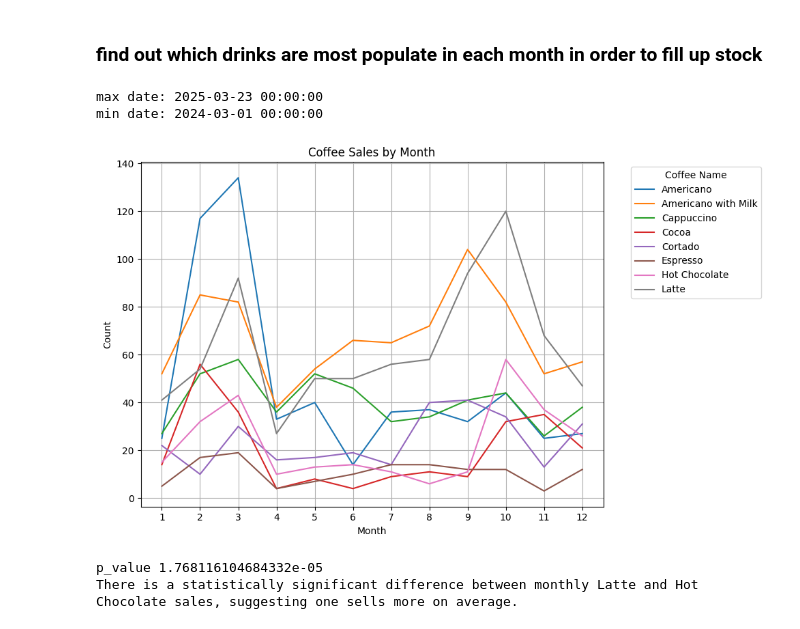
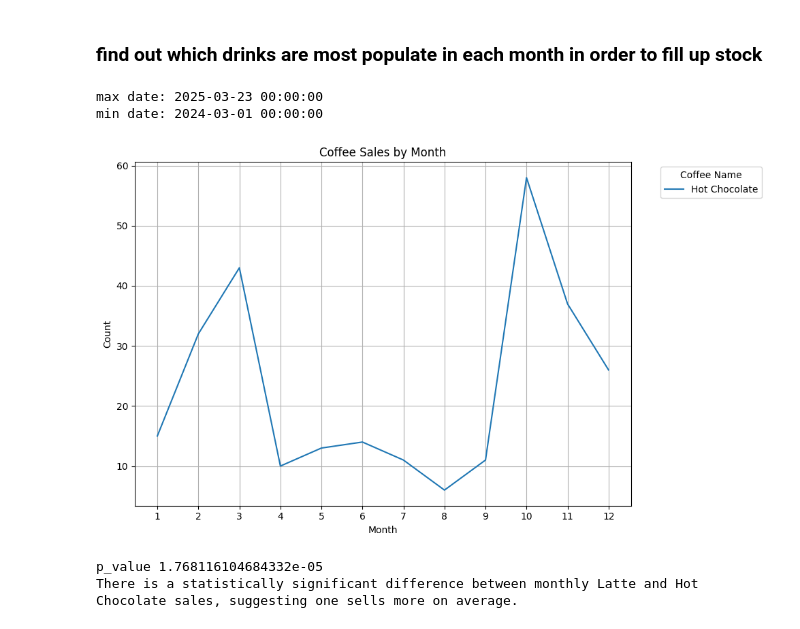
Before and after one commit to SchneFre/data-wrangling-project, a Jupyter notebook: data-wrangling-project.ipynb, the cells around one changed output. Saved outputs shown, nothing was run; the diff lists cells and outputs as text; code cells hidden in the pictures.

```diff
--- a/data-wrangling-project.ipynb
+++ b/data-wrangling-project.ipynb
@@ -634,35 +634,39 @@ print("max date:" , df_sales_copy['Date'].max())
 print("min date:" , df_sales_copy['Date'].min())
 # Filter for Hot Chocolate
 # df_hot_choclate = df_cocoa_copy[df_cocoa_copy["coffee_name"] == "Hot Chocolate"]
+
+
 # Group by Date and count
 df_sales_grouped = df_sales_copy.groupby(["month_nr", "coffee_name"])["coffee_name"].count()
 
 df_sales_grouped = df_sales_grouped.reset_index(name='count')
+
+df_sales_grouped = df_sales_grouped[df_sales_grouped["coffee_name"] == "Hot Chocolate"]
 
 # Plot each month
 months = df_sales_grouped['month_nr'].unique()
 
 # Pivot the DataFrame
 df_pivot = df_sales_grouped.pivot(index='month_nr', columns='coffee_name', values='count')
 # Plot line chart
 
 # Plot line chart without markers
 plt.figure(figsize=(10,6))
 for coffee in df_pivot.columns:
     plt.plot(df_pivot.index, df_pivot[coffee], label=coffee)  # removed marker='o'
 
 plt.title('Coffee Sales by Month')
 plt.xlabel('Month')
 plt.ylabel('Count')
 plt.xticks(df_pivot.index)  # ensures all months are shown
 plt.legend(title='Coffee Name', bbox_to_anchor=(1.05, 1), loc='upper left')
 plt.grid(True)
 plt.tight_layout()
 plt.show()
 # %% [output]
 max date: 2025-03-23 00:00:00
 min date: 2024-03-01 00:00:00
-[figure, old version]
+[figure, new version]
 # %%
 df_sales_copy = sales.copy()
 alpha = 0.05
```
Also changed, not shown: parts of 3 cells of this notebook.
